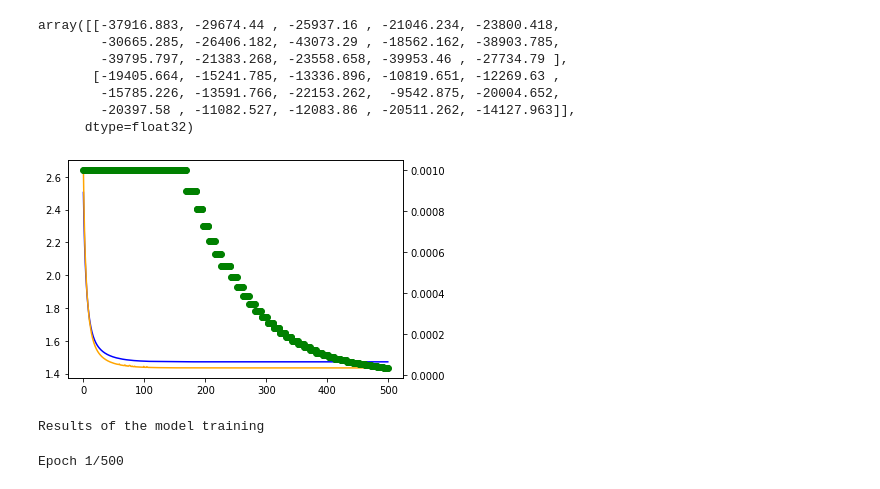
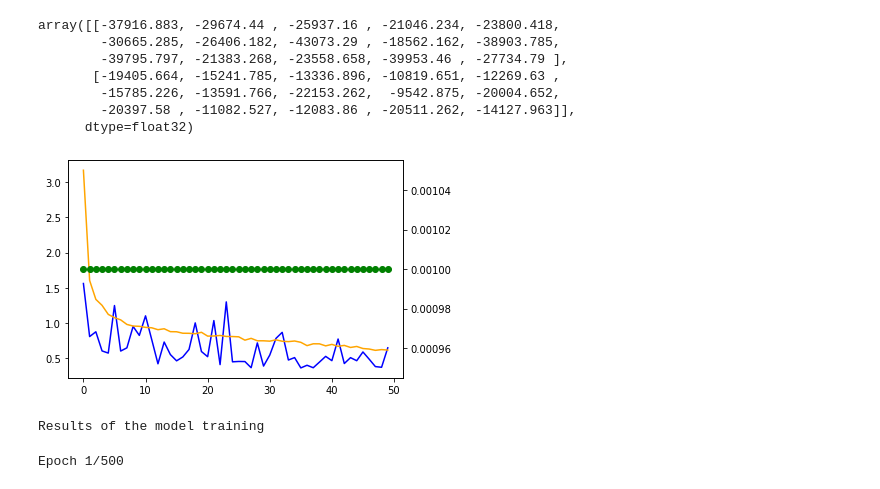
Before and after one commit to rdverse/deepHAItune, a Jupyter notebook: Improvization.ipynb, the cells around one changed output. Cells and saved outputs as stored; diff of their text form; code cells hidden in the pictures.

```diff
--- a/Improvization.ipynb
+++ b/Improvization.ipynb
@@ -113,7 +117,7 @@ def build_model_CNN():
 
     model = tf.keras.Model(inputs=[inputA, inputG], outputs=output)
 
-    optimizer = tf.keras.optimizers.RMSprop(1e-3)
+    optimizer1 = tf.keras.optimizers.RMSprop(1e-3)
     # optimizer = tf.keras.optimizers.Adam(1e-3)
 
     loss1 = tf.keras.losses.MeanAbsoluteError(name="mean_absolute_error")
@@ -121,9 +125,9 @@ def build_model_CNN():
     loss2 = tf.keras.losses.MeanAbsoluteError(name="mean_absolute_error")
 
     model.compile(
-        loss=[loss1,loss2],  #'mean_absolute_error',
-        optimizer=[optimizer1,optimizer2],
-        metrics=[['mae', 'mape', R_Square],['accuracy']])
+        loss=loss1,  #'mean_absolute_error',
+        optimizer=optimizer1,
+        metrics=['mae', 'mape', R_Square])
 
     tf.keras.utils.plot_model(model,
                             #  to_file='/home/redev/Pictures/Model.png',
@@ -181,9 +185,9 @@ def build_model_CNN():
     #model = layers.Dropout(0.4)(model)
 
     model = layers.Dense(180, activation='relu')(model)
-    model = layers.Dropout(0.3)(model)
+    #model = layers.Dropout(0.3)(model)
     model = layers.Dense(30, activation='relu')(model)
-    model = layers.Dropout(0.3)(model)
+    #model = layers.Dropout(0.3)(model)
     output = layers.Dense(15)(model)
 
     model = tf.keras.Model(inputs=[inputA, inputG], outputs=output)
@@ -298,7 +301,7 @@ hist = model.fit(
     epochs=1200,
     verbose=0,
     callbacks=[
-        EpochDots(report_every=30)
+        EpochDots(report_every=10)
        # ,
        #    earlystopping#,
         #reduceLRplateau
@@ -344,24 +330,25 @@ array([[-37916.883, -29674.44 , -25937.16 , -21046.234, -23800.418,
 # %%
 
 hist = model.fit(
     [Features_A, Features_G],
     np.array(Labels).reshape(-1,1),
  #   validation_data=([Features_A, Features_G], Labels),
     validation_split = 0.3,
-    epochs=500,
+    epochs=50,
     verbose=3,
     callbacks=[
+        EpochDots(),
         #        earlystopping,
         reduceLRplateau,
 
       #  tensorboard_callback,
         ClearTrainingOutput()
     ])
 
 hist_plotter(hist.history)
 print("Results of the model training")
 # %% [output]
-[figure, old version]
+[figure, new version]
 Results of the model training
 # %%
 
```
Also changed, not shown: parts of 5 cells of this notebook, 3 other files.
